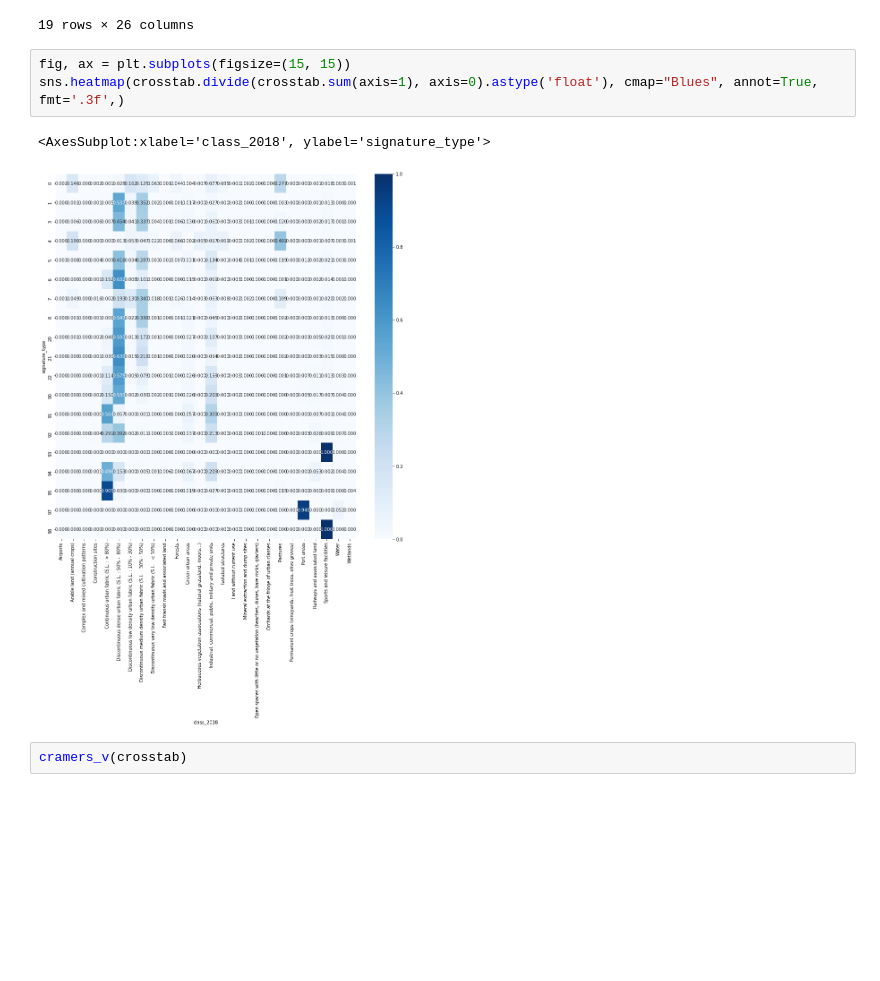
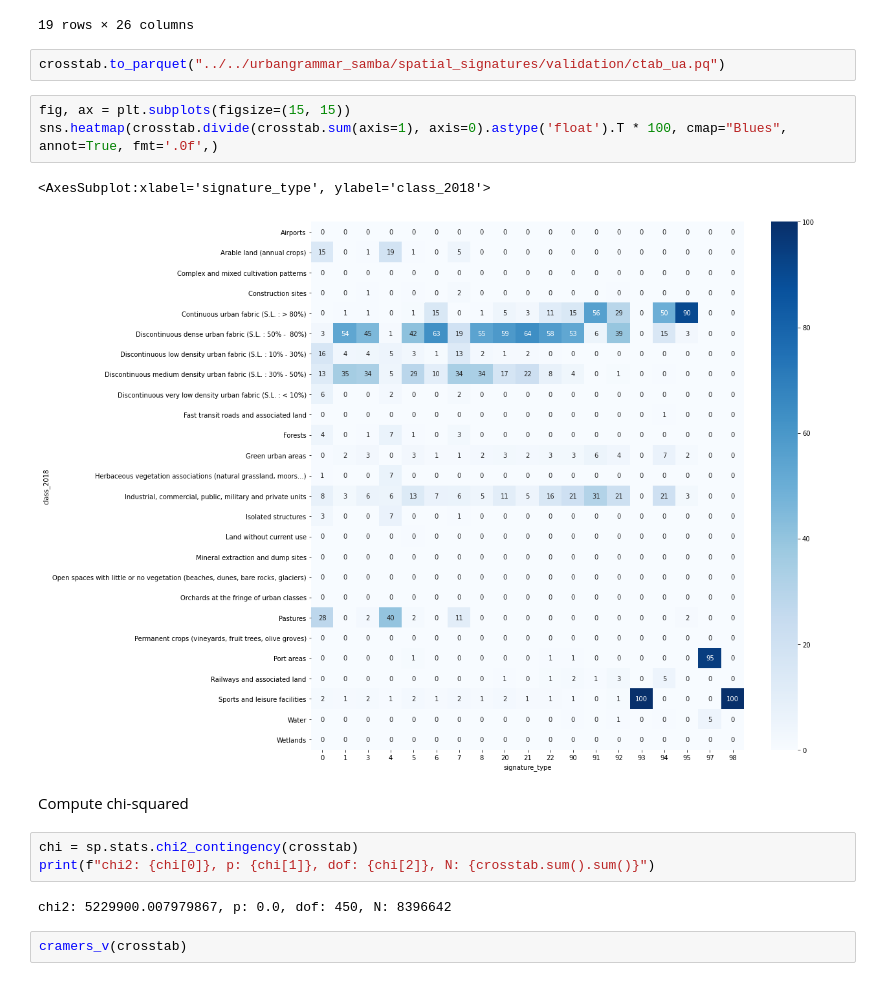
Before and after one commit to urbangrammarai/spatial_signatures, a Jupyter notebook: clusters/validation.ipynb, the cells around one changed output. Saved outputs shown, nothing was run; the diff lists cells and outputs as text; blank space fills up the shorter version.

Commit message:
chi_squared

```diff
--- a/clusters/validation.ipynb
+++ b/clusters/validation.ipynb
@@ -425,12 +443,21 @@ crosstab
 | 97 | 0 | 0 | 0 | 0 | 0 | ... |
 | 98 | 0 | 0 | 0 | 0 | 0 | ... |
 19 rows × 26 columns
+# %%
+crosstab.to_parquet("../../urbangrammar_samba/spatial_signatures/validation/ctab_ua.pq")
 # %%
 fig, ax = plt.subplots(figsize=(15, 15))
-sns.heatmap(crosstab.divide(crosstab.sum(axis=1), axis=0).astype('float'), cmap="Blues", annot=True, fmt='.3f',)
+sns.heatmap(crosstab.divide(crosstab.sum(axis=1), axis=0).astype('float').T * 100, cmap="Blues", annot=True, fmt='.0f',)
 # %% [output]
-<AxesSubplot:xlabel='class_2018', ylabel='signature_type'>
+<AxesSubplot:xlabel='signature_type', ylabel='class_2018'>
-[figure, old version]
+[figure, new version]
+# %% [markdown]
+Compute chi-squared
+# %%
+chi = sp.stats.chi2_contingency(crosstab)
+print(f"chi2: {chi[0]}, p: {chi[1]}, dof: {chi[2]}, N: {crosstab.sum().sum()}")
+# %% [output]
+chi2: 5229900.007979867, p: 0.0, dof: 450, N: 8396642
 # %%
 cramers_v(crosstab)
 # %% [output]
```
Also changed, not shown: parts of 12 cells of this notebook.
